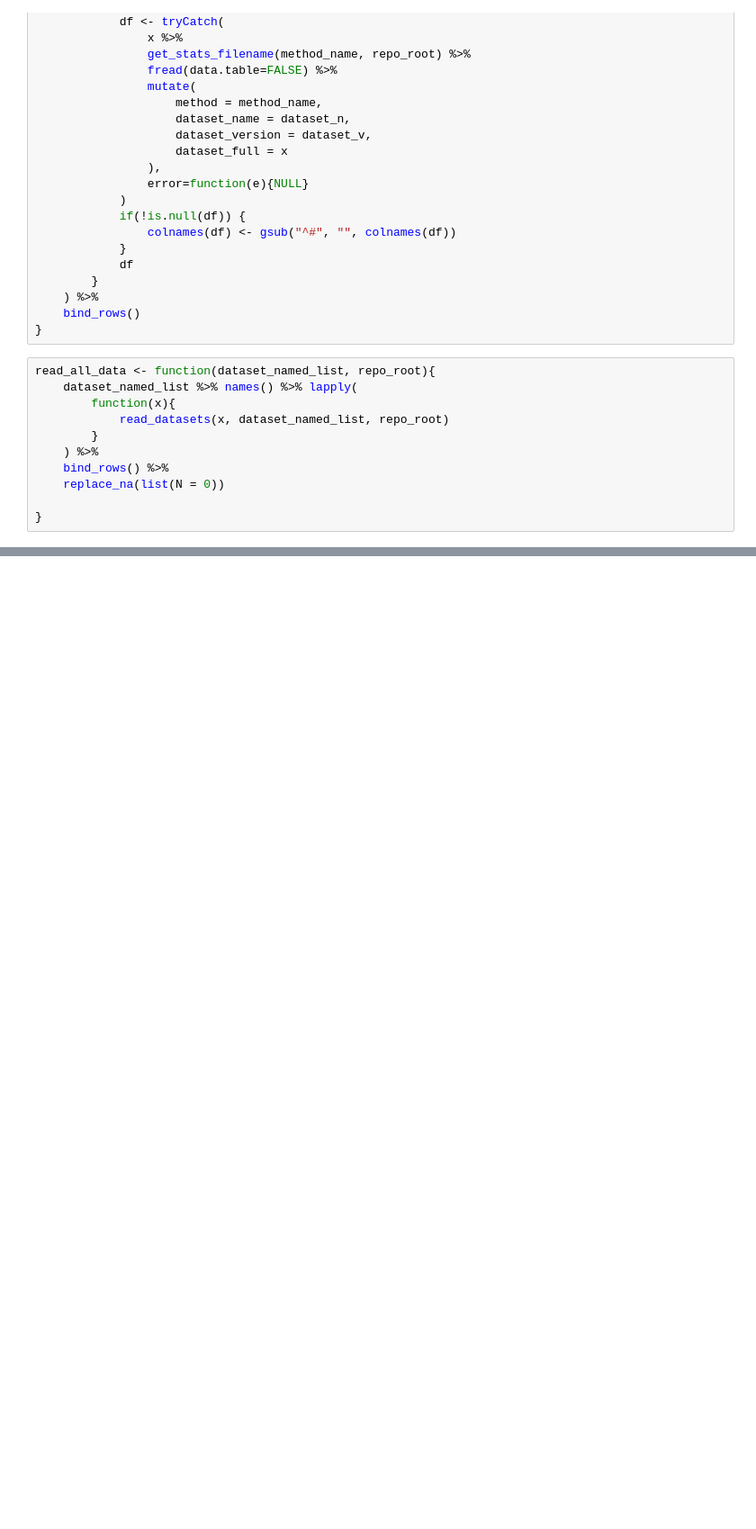
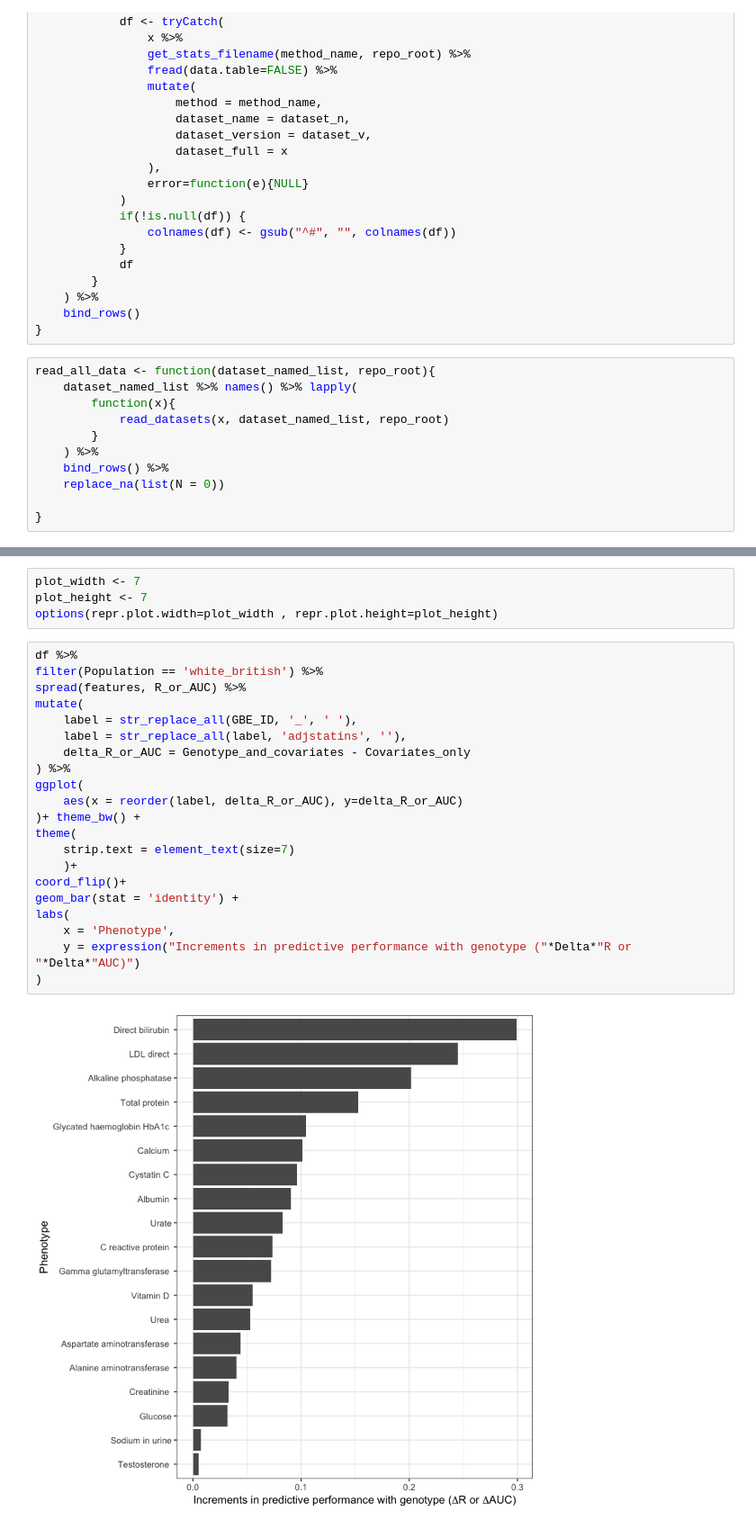
Before and after one commit to rivas-lab/PRS, a Jupyter notebook: notebook/20190407_biomarkers/snpnet_biomarkers_20190407.ipynb, the cells around one changed output, grey strips where cells are left out. Shown: that part at 90% size. Cells and saved outputs as stored; diff of their text form; blank space fills up the shorter version.

```diff
--- a/notebook/20190407_biomarkers/snpnet_biomarkers_20190407.ipynb
+++ b/notebook/20190407_biomarkers/snpnet_biomarkers_20190407.ipynb
@@ -77,0 +79,27 @@ read_all_data <- function(dataset_named_list, repo_root){
+# %%
+plot_width <- 7
+plot_height <- 7
+options(repr.plot.width=plot_width , repr.plot.height=plot_height)
+# %%
+df %>%
+filter(Population == 'white_british') %>%
+spread(features, R_or_AUC) %>%
+mutate(
+    label = str_replace_all(GBE_ID, '_', ' '),
+    label = str_replace_all(label, 'adjstatins', ''),
+    delta_R_or_AUC = Genotype_and_covariates - Covariates_only
+) %>%
+ggplot(
+    aes(x = reorder(label, delta_R_or_AUC), y=delta_R_or_AUC)
+)+ theme_bw() +
+theme(
+    strip.text = element_text(size=7)
+    )+
+coord_flip()+
+geom_bar(stat = 'identity') +
+labs(
+    x = 'Phenotype',
+    y = expression("Increments in predictive performance with genotype ("*Delta*"R or "*Delta*"AUC)")
+)
+# %% [output]
+[figure, added]
```
Also changed, not shown: parts of 20 cells of this notebook, 6 other files.
